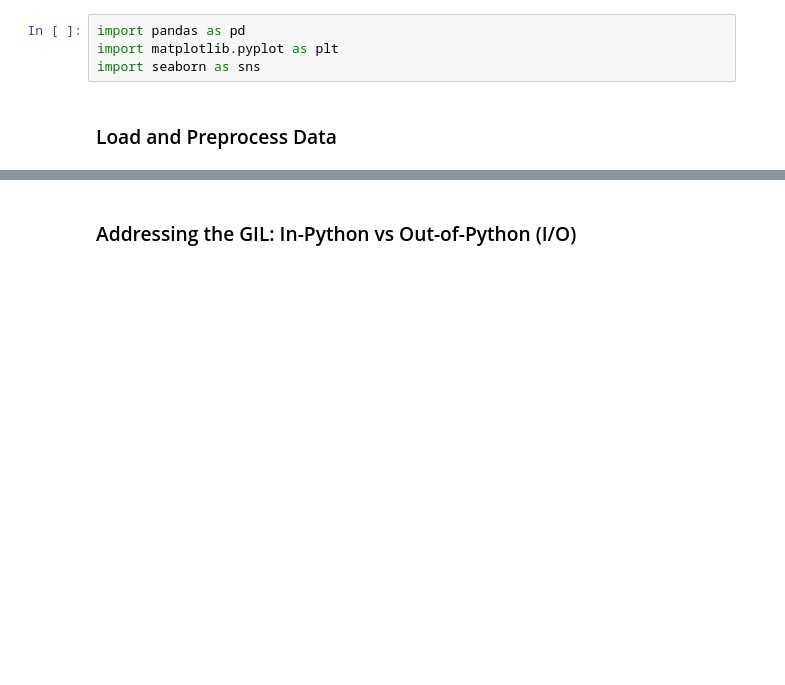
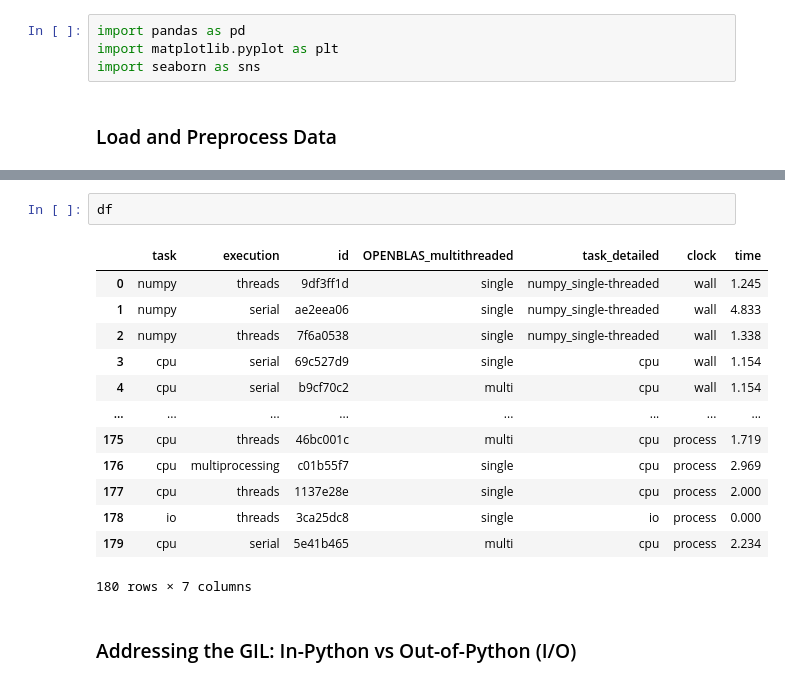
Before and after one commit to nickdelgrosso/HelmholtzAI-TrainingSeries2025, a Jupyter notebook: notebooks/04_profiling/threading_performance.ipynb, the cells around one changed output, grey strips where cells are left out. Saved outputs shown, nothing was run; the diff lists cells and outputs as text; blank space fills up the shorter version.

```diff
--- a/notebooks/04_profiling/threading_performance.ipynb
+++ b/notebooks/04_profiling/threading_performance.ipynb
@@ -112,3 +111,19 @@ df.head(10)
+# %%
+df
+# %% [output]
+|  | task | execution | id | OPENBLAS_multithreaded | task_detailed | clock | time |
+| 0 | numpy | threads | 9df3ff1d | single | numpy_single-threaded | wall | 1.245 |
+| 1 | numpy | serial | ae2eea06 | single | numpy_single-threaded | wall | 4.833 |
+| 2 | numpy | threads | 7f6a0538 | single | numpy_single-threaded | wall | 1.338 |
+| 3 | cpu | serial | 69c527d9 | single | cpu | wall | 1.154 |
+| 4 | cpu | serial | b9cf70c2 | multi | cpu | wall | 1.154 |
+| ... | ... | ... | ... | ... | ... | ... | ... |
+| 175 | cpu | threads | 46bc001c | multi | cpu | process | 1.719 |
+| 176 | cpu | multiprocessing | c01b55f7 | single | cpu | process | 2.969 |
+| 177 | cpu | threads | 1137e28e | single | cpu | process | 2.000 |
+| 178 | io | threads | 3ca25dc8 | single | io | process | 0.000 |
+| 179 | cpu | serial | 5e41b465 | multi | cpu | process | 2.234 |
+180 rows × 7 columns
 # %% [markdown]
 ### Addressing the GIL:  In-Python vs Out-of-Python (I/O)
 # %%
```
Also changed, not shown: parts of 3 cells of this notebook, 3 other files.
